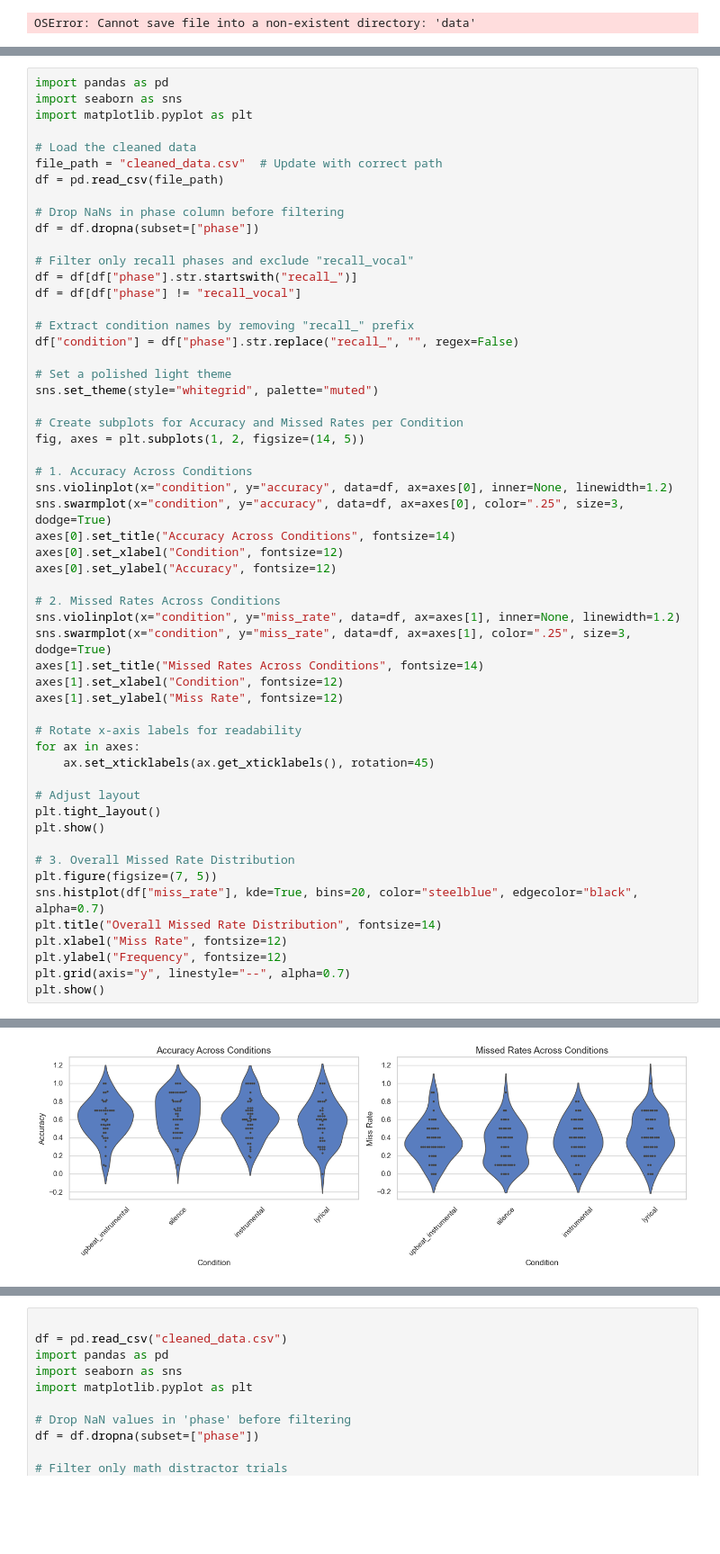
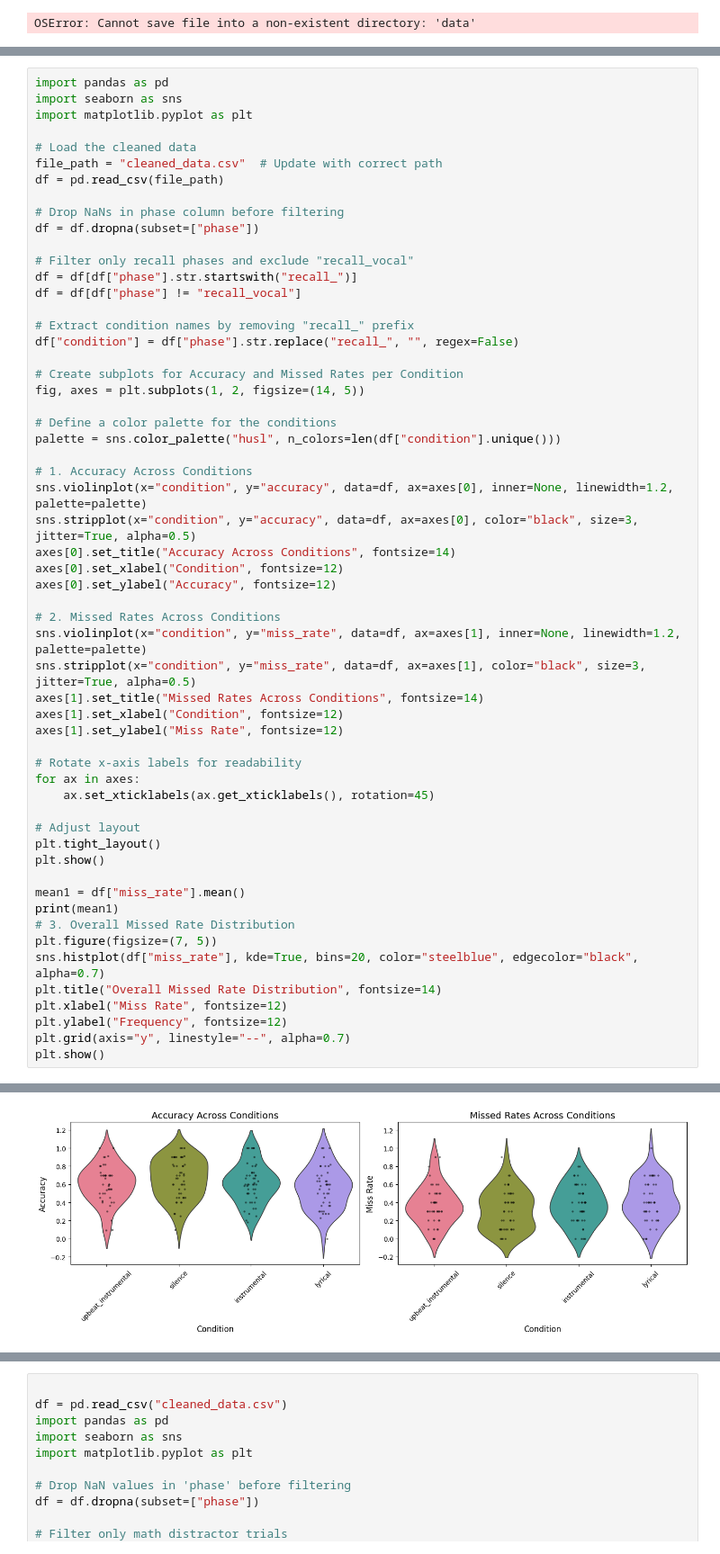
Before and after one commit to JHCelaya/Cogs164Project, a Jupyter notebook: analysis/analysis.ipynb, the cells around one changed output, grey strips where cells are left out. Shown at 90% size. Cells and saved outputs as stored; diff of their text form; blank space fills up the shorter version.

```diff
--- a/analysis/analysis.ipynb
+++ b/analysis/analysis.ipynb
@@ -554,22 +568,22 @@ df = df[df["phase"] != "recall_vocal"]
 # Extract condition names by removing "recall_" prefix
 df["condition"] = df["phase"].str.replace("recall_", "", regex=False)
 
-# Set a polished light theme
-sns.set_theme(style="whitegrid", palette="muted")
-
 # Create subplots for Accuracy and Missed Rates per Condition
 fig, axes = plt.subplots(1, 2, figsize=(14, 5))
 
+# Define a color palette for the conditions
+palette = sns.color_palette("husl", n_colors=len(df["condition"].unique()))
+
 # 1. Accuracy Across Conditions
-sns.violinplot(x="condition", y="accuracy", data=df, ax=axes[0], inner=None, linewidth=1.2)
-sns.swarmplot(x="condition", y="accuracy", data=df, ax=axes[0], color=".25", size=3, dodge=True)
+sns.violinplot(x="condition", y="accuracy", data=df, ax=axes[0], inner=None, linewidth=1.2, palette=palette)
+sns.stripplot(x="condition", y="accuracy", data=df, ax=axes[0], color="black", size=3, jitter=True, alpha=0.5)
 axes[0].set_title("Accuracy Across Conditions", fontsize=14)
 axes[0].set_xlabel("Condition", fontsize=12)
 axes[0].set_ylabel("Accuracy", fontsize=12)
 
 # 2. Missed Rates Across Conditions
-sns.violinplot(x="condition", y="miss_rate", data=df, ax=axes[1], inner=None, linewidth=1.2)
-sns.swarmplot(x="condition", y="miss_rate", data=df, ax=axes[1], color=".25", size=3, dodge=True)
+sns.violinplot(x="condition", y="miss_rate", data=df, ax=axes[1], inner=None, linewidth=1.2, palette=palette)
+sns.stripplot(x="condition", y="miss_rate", data=df, ax=axes[1], color="black", size=3, jitter=True, alpha=0.5)
 axes[1].set_title("Missed Rates Across Conditions", fontsize=14)
 axes[1].set_xlabel("Condition", fontsize=12)
 axes[1].set_ylabel("Miss Rate", fontsize=12)
@@ -582,6 +596,8 @@ for ax in axes:
 plt.tight_layout()
 plt.show()
 
+mean1 = df["miss_rate"].mean()
+print(mean1)
 # 3. Overall Missed Rate Distribution
 plt.figure(figsize=(7, 5))
 sns.histplot(df["miss_rate"], kde=True, bins=20, color="steelblue", edgecolor="black", alpha=0.7)
@@ -594 +617 @@ plt.show()
-[figure, old version]
+[figure, new version]
```
Also changed, not shown: parts of 4 cells of this notebook.
